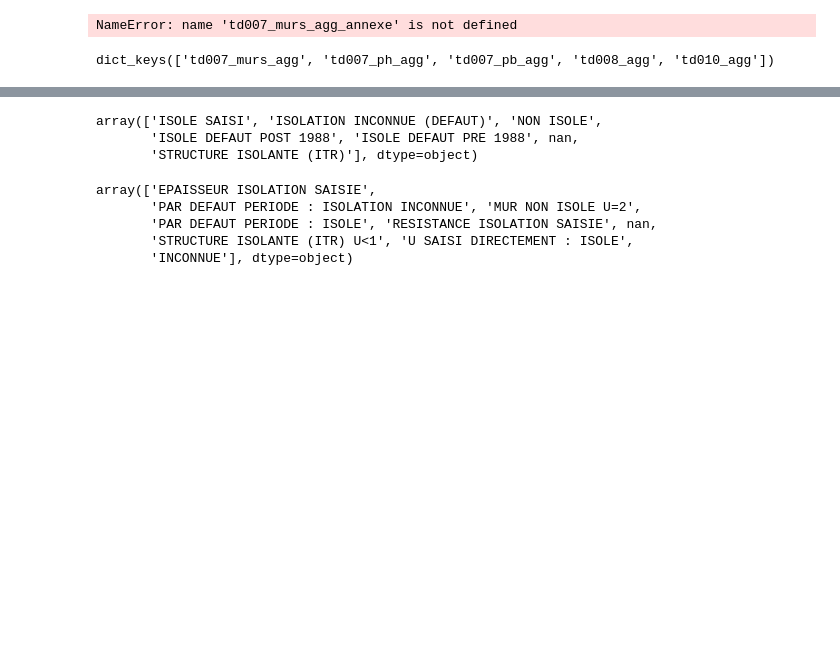
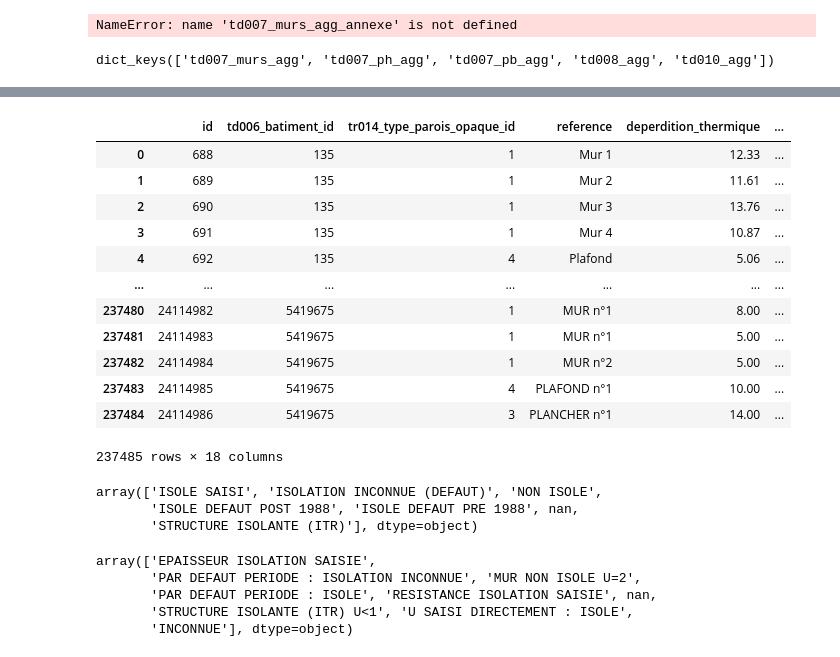
Before and after one commit to etalab/de-dpe-processing, a Jupyter notebook: data_processing_cstb/traitement_donnees_metier/dev-Copy1.ipynb, the cells around one changed output, grey strips where cells are left out. Cells and saved outputs as stored; diff of their text form; code cells hidden in the pictures; blank space fills up the shorter version.

```diff
--- a/data_processing_cstb/traitement_donnees_metier/dev-Copy1.ipynb
+++ b/data_processing_cstb/traitement_donnees_metier/dev-Copy1.ipynb
@@ -341,3 +464,19 @@ Index(['type_adjacence_top', 'type_adjacence_array', 'type_LNC_plafonds_array',
+# %%
+td007
+# %% [output]
+|  | id | td006_batiment_id | tr014_type_parois_opaque_id | reference | deperdition_thermique | ... |
+| 0 | 688 | 135 | 1 | Mur 1 | 12.33 | ... |
+| 1 | 689 | 135 | 1 | Mur 2 | 11.61 | ... |
+| 2 | 690 | 135 | 1 | Mur 3 | 13.76 | ... |
+| 3 | 691 | 135 | 1 | Mur 4 | 10.87 | ... |
+| 4 | 692 | 135 | 4 | Plafond | 5.06 | ... |
+| ... | ... | ... | ... | ... | ... | ... |
+| 237480 | 24114982 | 5419675 | 1 | MUR n°1 | 8.00 | ... |
+| 237481 | 24114983 | 5419675 | 1 | MUR n°1 | 5.00 | ... |
+| 237482 | 24114984 | 5419675 | 1 | MUR n°2 | 5.00 | ... |
+| 237483 | 24114985 | 5419675 | 4 | PLAFOND n°1 | 10.00 | ... |
+| 237484 | 24114986 | 5419675 | 3 | PLANCHER n°1 | 14.00 | ... |
+237485 rows × 18 columns
 # %%
 env_compo_agg_dict['td007_murs_agg'].isolation_murs_top.unique()
 # %% [output]
```
Also changed, not shown: parts of 16 cells of this notebook, 3 other files.
